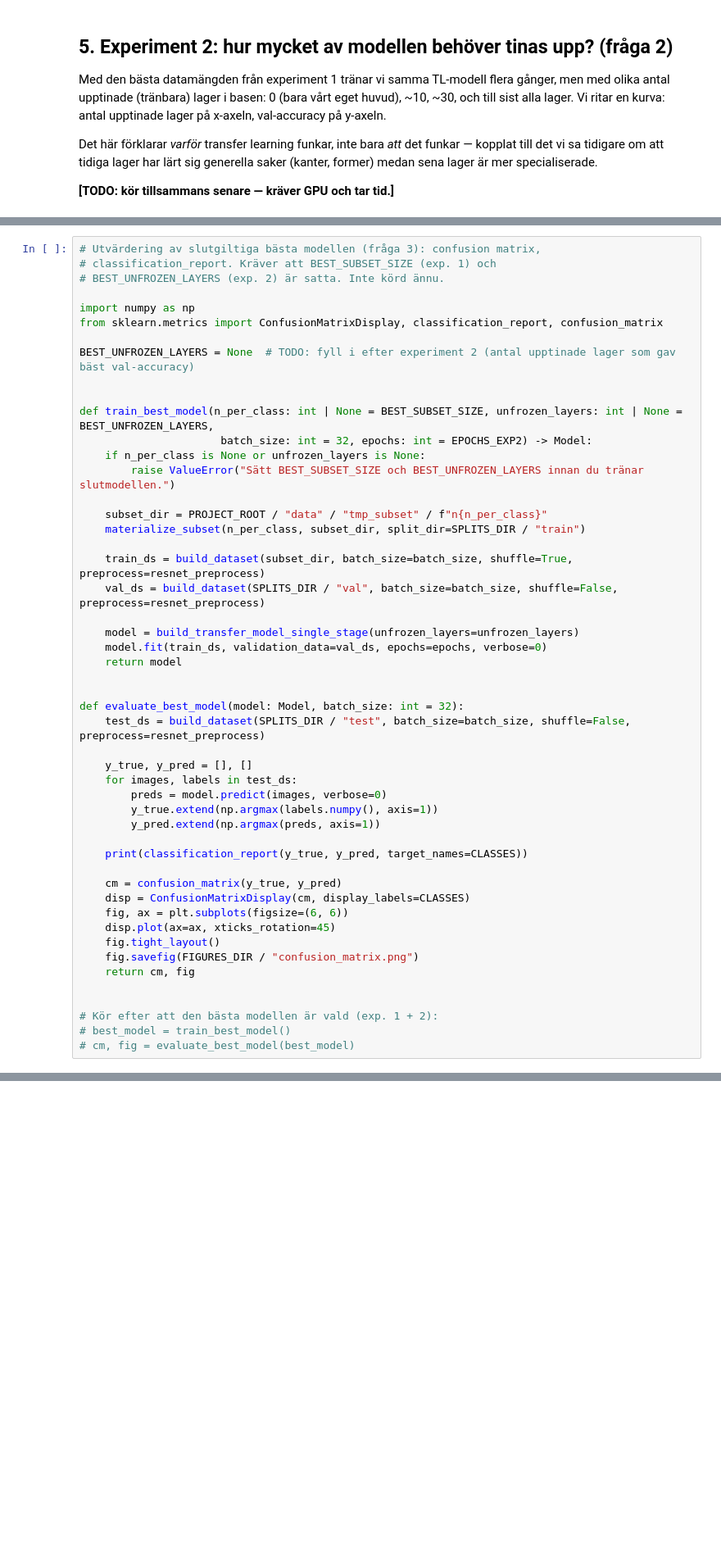
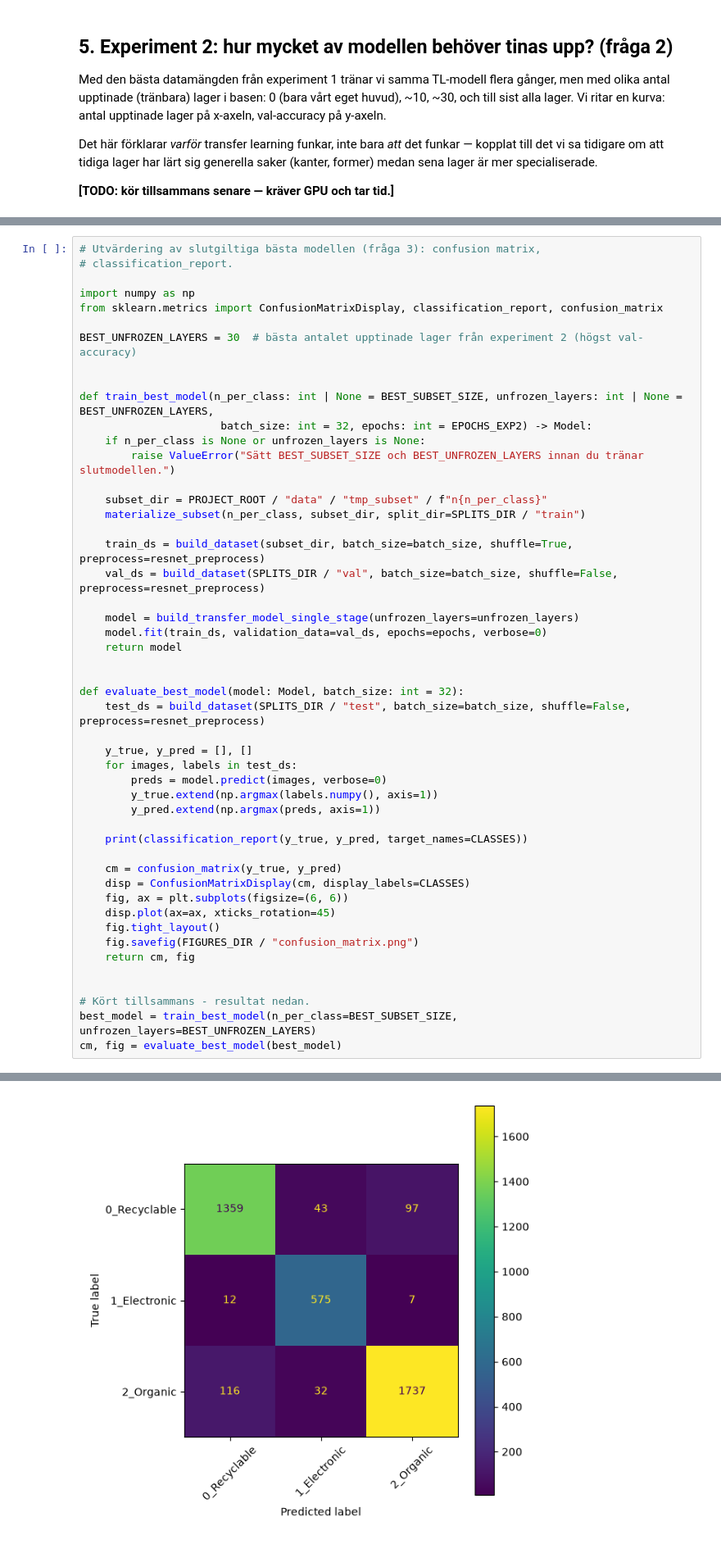
Before and after one commit to davidfjellstrom/transfer-learning, a Jupyter notebook: notebooks/transfer_learning_waste.ipynb, the cells around one changed output, grey strips where cells are left out. Shown at 82% size. Drawn from its saved outputs; the diff is of its cells as text; blank space fills up the shorter version.

```diff
--- a/notebooks/transfer_learning_waste.ipynb
+++ b/notebooks/transfer_learning_waste.ipynb
@@ -695,13 +722,12 @@ När vi valt den bästa modellen (utifrån experiment 1 och 2) kollar vi den mer
 **[TODO: körs efter att bästa modellen är vald. Vi hittar inte på resultat i förväg.]**
 # %%
 # Utvärdering av slutgiltiga bästa modellen (fråga 3): confusion matrix,
-# classification_report. Kräver att BEST_SUBSET_SIZE (exp. 1) och
-# BEST_UNFROZEN_LAYERS (exp. 2) är satta. Inte körd ännu.
+# classification_report.
 
 import numpy as np
 from sklearn.metrics import ConfusionMatrixDisplay, classification_report, confusion_matrix
 
-BEST_UNFROZEN_LAYERS = None  # TODO: fyll i efter experiment 2 (antal upptinade lager som gav bäst val-accuracy)
+BEST_UNFROZEN_LAYERS = 30  # bästa antalet upptinade lager från experiment 2 (högst val-accuracy)
 
 
 def train_best_model(n_per_class: int | None = BEST_SUBSET_SIZE, unfrozen_layers: int | None = BEST_UNFROZEN_LAYERS,
@@ -740,6 +766,7 @@ def evaluate_best_model(model: Model, batch_size: int = 32):
     return cm, fig
 
 
-# Kör efter att den bästa modellen är vald (exp. 1 + 2):
-# best_model = train_best_model()
-# cm, fig = evaluate_best_model(best_model)
+# Kört tillsammans - resultat nedan.
+best_model = train_best_model(n_per_class=BEST_SUBSET_SIZE, unfrozen_layers=BEST_UNFROZEN_LAYERS)
+cm, fig = evaluate_best_model(best_model)
+# %% [output]
@@ -746,3 +782,4 @@ def evaluate_best_model(model: Model, batch_size: int = 32):
+[figure, added]
 # %% [markdown]
 ## 7. Sammanfattning & affärsnytta
 
```
Also changed, not shown: parts of 3 cells of this notebook, 4 other files.
